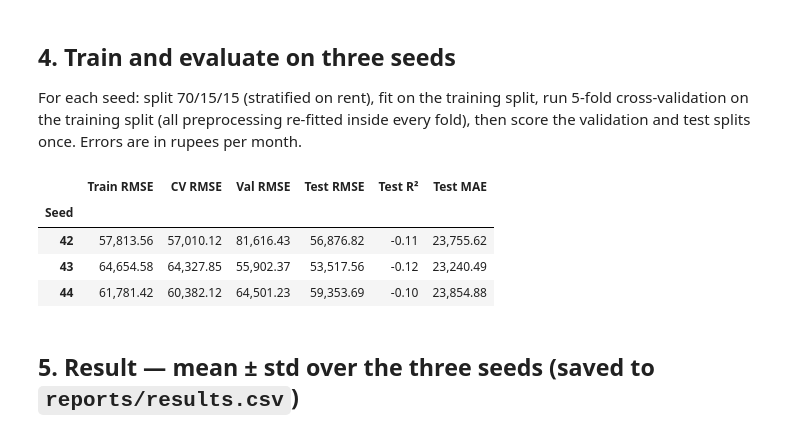
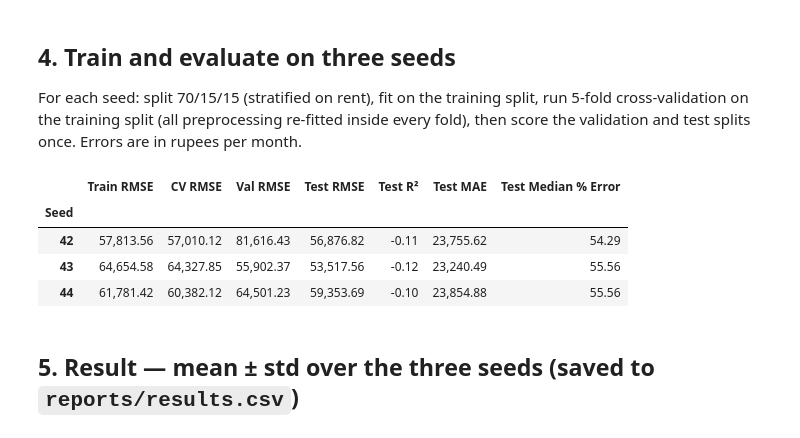
Before and after one commit to PihuCodeTech/House-Rent-Prediction-System, a Jupyter notebook: notebooks/baseline_median.ipynb, the cells around one changed output. Saved outputs shown, nothing was run; the diff lists cells and outputs as text; code cells hidden in the pictures.

```diff
--- a/notebooks/baseline_median.ipynb
+++ b/notebooks/baseline_median.ipynb
@@ -80,13 +81,14 @@ Errors are in rupees per month.
 # %%
 row, per_seed, first, averaged = run_model(MODEL_KEY, clean=clean, verbose=False)
 per_seed.rename(columns={'seed': 'Seed', 'train_rmse': 'Train RMSE', 'cv_rmse': 'CV RMSE', 'val_rmse': 'Val RMSE',
-                         'test_rmse': 'Test RMSE', 'test_r2': 'Test R²', 'test_mae': 'Test MAE'}).set_index('Seed')
+                         'test_rmse': 'Test RMSE', 'test_r2': 'Test R²', 'test_mae': 'Test MAE',
+                         'test_mdape': 'Test Median % Error'}).set_index('Seed')
 # %% [output]
-|  | Train RMSE | CV RMSE | Val RMSE | Test RMSE | Test R² | Test MAE |
-| Seed |  |  |  |  |  |  |
-| 42 | 57,813.56 | 57,010.12 | 81,616.43 | 56,876.82 | -0.11 | 23,755.62 |
-| 43 | 64,654.58 | 64,327.85 | 55,902.37 | 53,517.56 | -0.12 | 23,240.49 |
-| 44 | 61,781.42 | 60,382.12 | 64,501.23 | 59,353.69 | -0.10 | 23,854.88 |
+|  | Train RMSE | CV RMSE | Val RMSE | Test RMSE | Test R² | Test MAE | Test Median % Error |
+| Seed |  |  |  |  |  |  |  |
+| 42 | 57,813.56 | 57,010.12 | 81,616.43 | 56,876.82 | -0.11 | 23,755.62 | 54.29 |
+| 43 | 64,654.58 | 64,327.85 | 55,902.37 | 53,517.56 | -0.12 | 23,240.49 | 55.56 |
+| 44 | 61,781.42 | 60,382.12 | 64,501.23 | 59,353.69 | -0.10 | 23,854.88 | 55.56 |
 # %% [markdown]
 ## 5. Result — mean ± std over the three seeds (saved to `reports/results.csv`)
 # %%
```
Also changed, not shown: parts of 2 cells of this notebook.
